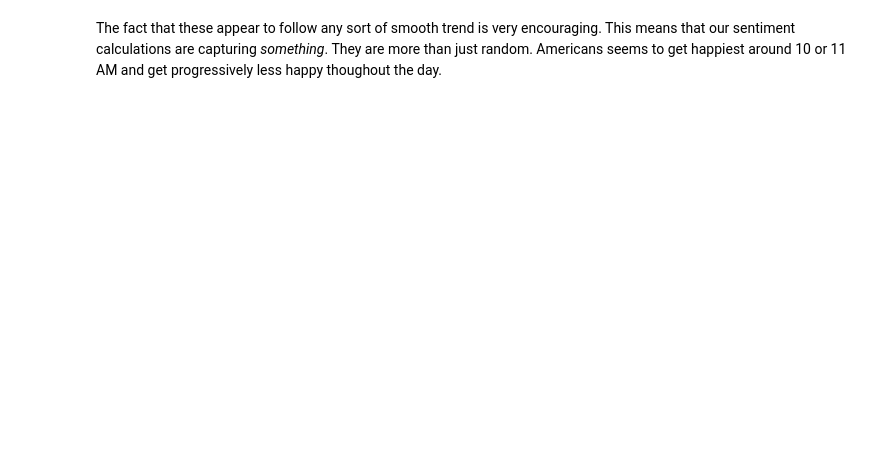
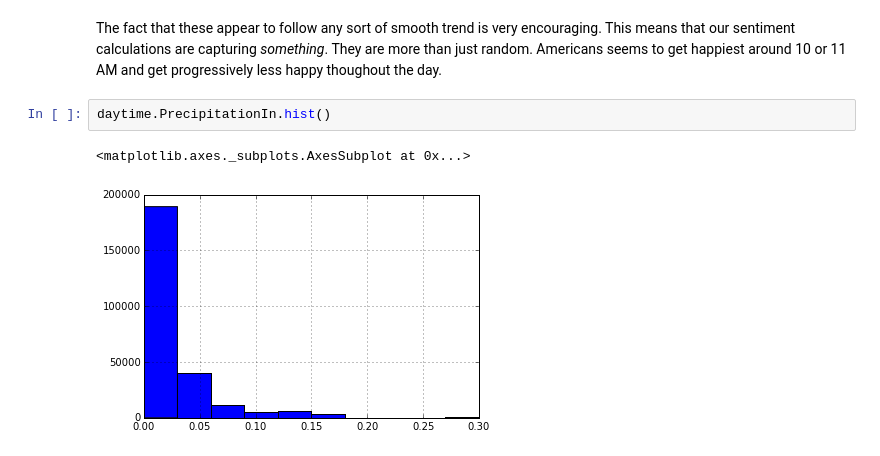
Before and after one commit to a-campbell/Twitter_Weather_Project, a Jupyter notebook: Andrew Analysis.ipynb, the cells around one changed output. Saved outputs shown, nothing was run; the diff lists cells and outputs as text; blank space fills up the shorter version.

```diff
--- a/Andrew Analysis.ipynb
+++ b/Andrew Analysis.ipynb
@@ -296,3 +296,8 @@ chi
 # %% [markdown]
 The fact that these appear to follow any sort of smooth trend is very encouraging. This means that our sentiment calculations
 are capturing *something*. They are more than just random. Americans seems to get happiest around 10 or 11 AM and get progressively less happy thoughout the day.
+# %%
+daytime.PrecipitationIn.hist()
+# %% [output]
+<matplotlib.axes._subplots.AxesSubplot at 0x...>
+[figure, added]
```
Also changed, not shown: parts of 10 cells of this notebook.
